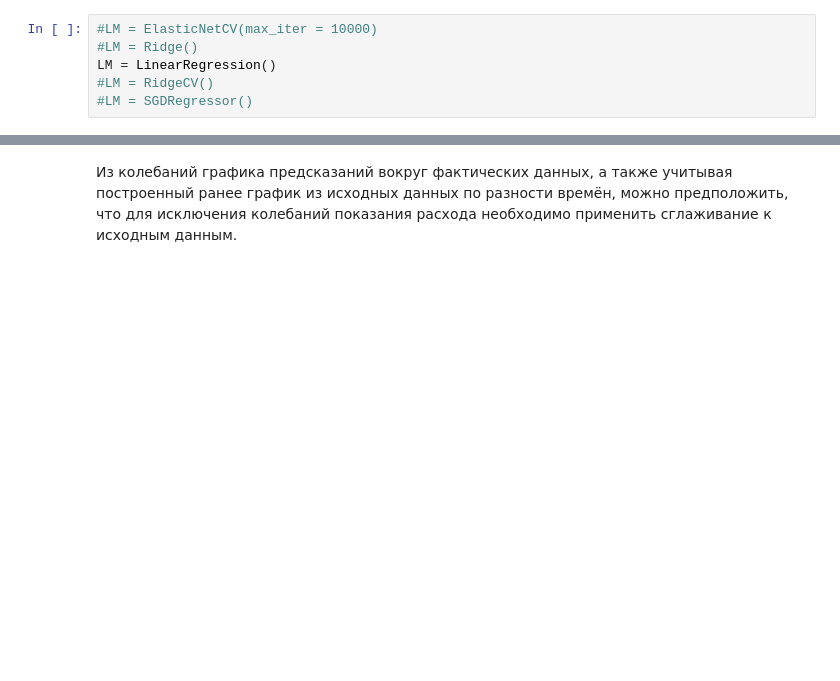
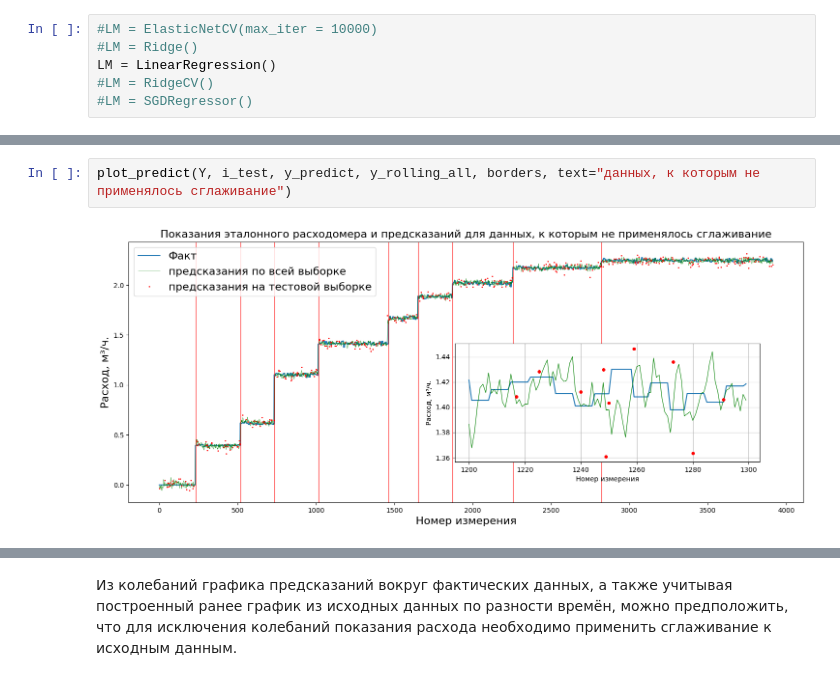
Before and after one commit to PetrGavrilin/VKR_URFU, a Jupyter notebook: VKR_part3_LinearRegression.ipynb, the cells around one changed output, grey strips where cells are left out. Saved outputs shown, nothing was run; the diff lists cells and outputs as text; blank space fills up the shorter version.

```diff
--- a/VKR_part3_LinearRegression.ipynb
+++ b/VKR_part3_LinearRegression.ipynb
@@ -59,0 +117,4 @@ plot_predict(Y, i_test, y_predict, y_predict_all, borders, text="данных,
+# %%
+plot_predict(Y, i_test, y_predict, y_rolling_all, borders, text="данных, к которым не применялось сглаживание")
+# %% [output]
+[figure, added]
```
Also changed, not shown: parts of 36 cells of this notebook.
